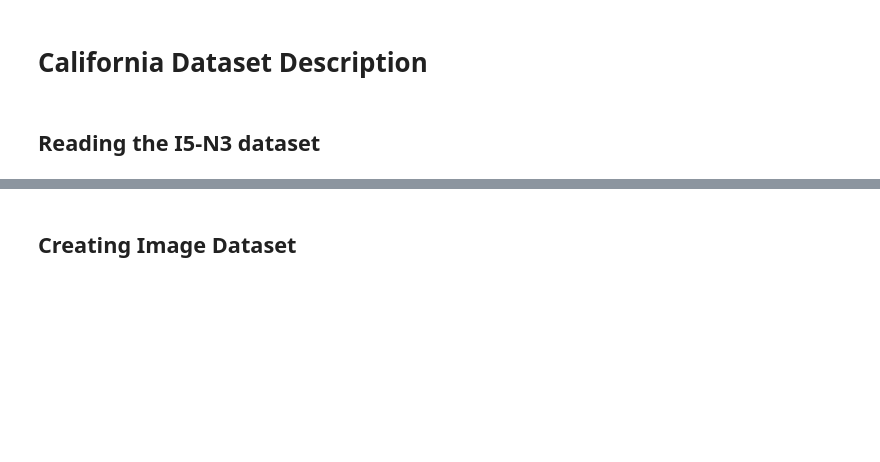
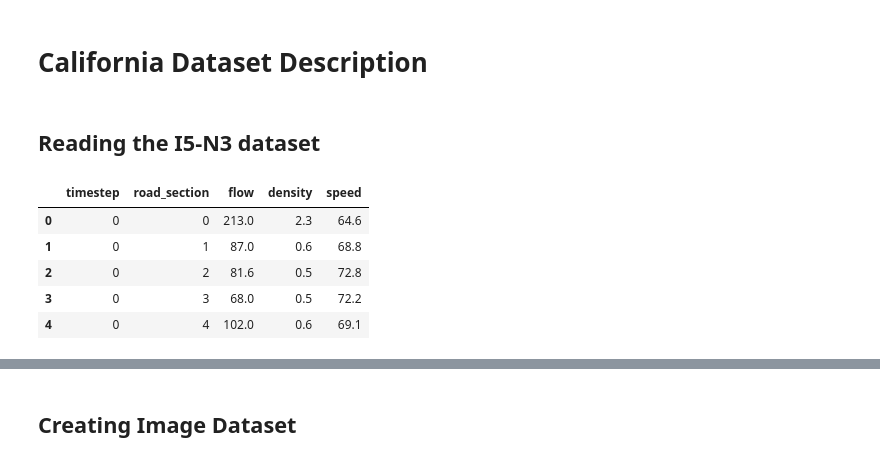
Before and after one commit to josegg05/CUTMaC-CloudApps, a Jupyter notebook: california_data_analisys.ipynb, the cells around one changed output, grey strips where cells are left out. Drawn from its saved outputs; the diff is of its cells as text; code cells hidden in the pictures; blank space fills up the shorter version.

```diff
--- a/california_data_analisys.ipynb
+++ b/california_data_analisys.ipynb
@@ -9,3 +9,12 @@ import matplotlib.pyplot as plt
 import torch
 
 cali_dataset_2015 = pd.read_csv("datasets/california_paper_eRCNN/I5-N-3/2015.csv")
+# %%
+cali_dataset_2015.head()
+# %% [output]
+|  | timestep | road_section | flow | density | speed |
+| 0 | 0 | 0 | 213.0 | 2.3 | 64.6 |
+| 1 | 0 | 1 | 87.0 | 0.6 | 68.8 |
+| 2 | 0 | 2 | 81.6 | 0.5 | 72.8 |
+| 3 | 0 | 3 | 68.0 | 0.5 | 72.2 |
+| 4 | 0 | 4 | 102.0 | 0.6 | 69.1 |
```
Also changed, not shown: parts of 23 cells of this notebook, 4 other files.
